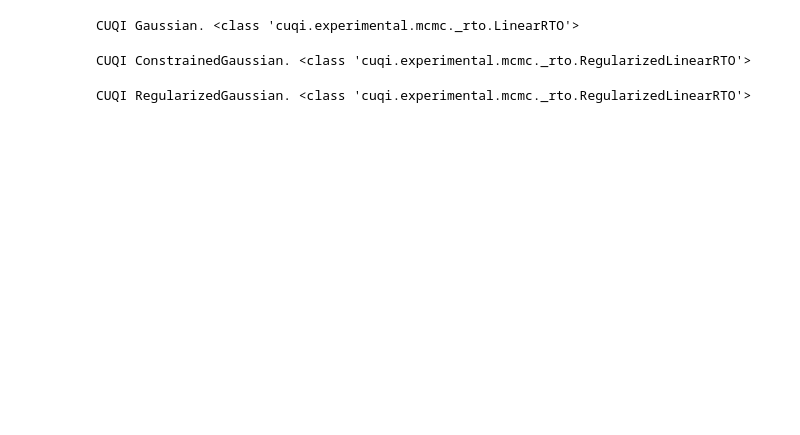
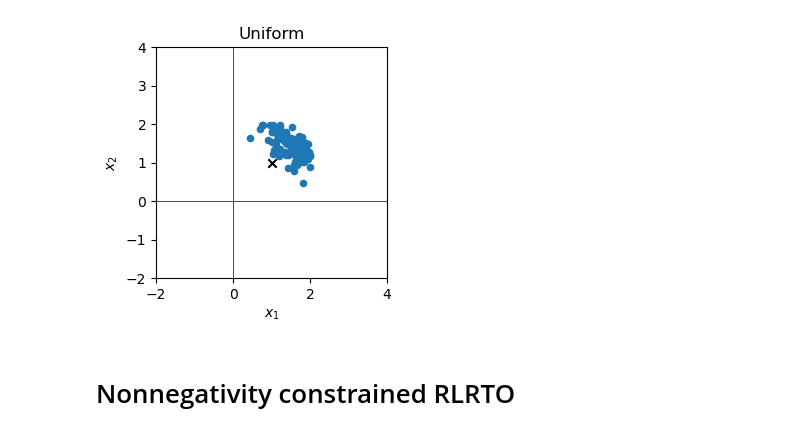
Before and after one commit to CUQI-DTU/Paper-Implicit, a Jupyter notebook: simplest_linear/simplest_linear.ipynb, the cells around one changed output. Saved outputs shown, nothing was run; the diff lists cells and outputs as text; code cells hidden in the pictures; blank space fills up the shorter version.

```diff
--- a/simplest_linear/simplest_linear.ipynb
+++ b/simplest_linear/simplest_linear.ipynb
@@ -35,0 +61,14 @@ experiments = [
+# %%
+num_samples = 10000
+num_burnin = 100
+thining = 100
+
+x = Uniform(zeros(2), 2*ones(2))
+y = Gaussian(A@x, 0.1)
+
+posterior = JointDistribution(x,y)(y = y_data)
+
+np.random.seed(88)
+sampler = MH(posterior, scale = 0.5)
+sampler.sample(num_samples + num_burnin)
+samples = sampler.get_samples().burnthin(num_burnin, thining).samples
@@ -36,23 +82,34 @@ experiments = [
+# %%
+plt.figure(figsize = (3,3))
+plt.gca().axhline(y=0, color='k', lw = 0.5, zorder = 1)
+plt.gca().axvline(x=0, color='k', lw = 0.5, zorder = 1)
+
+plt.scatter(samples[0], samples[1], s = 20, zorder = 2)
+plt.scatter(x_true[0], x_true[1], color = 'k', marker='x', zorder = 3)
+plt.title("Uniform")
+plt.xlim((min_val, max_val))
+plt.ylim((min_val, max_val))
+plt.xlabel("$x_1$")
+plt.ylabel("$x_2$")
+plt.gca().set_aspect("equal")
+
+plt.savefig("figures/simplest_linear/uniform.pdf", bbox_inches = "tight")
+# %% [output]
+[figure, added]
+# %% [markdown]
+# Nonnegativity constrained RLRTO
 # %%
 num_samples = 200
-samples = np.zeros((len(experiments), 2, num_samples))
+num_burnin = 10
+thining = 2
 
-for i, (x, sampler_class, _) in enumerate(experiments):
-    print(x, sampler_class)
+x = ConstrainedGaussian(np.zeros(2), 10, constraint="nonnegativity")
+y = Gaussian(A@x, 0.1)
 
-    y = Gaussian(A@x, 0.1)
-    joint = JointDistribution(x,y)
-    posterior = joint(y = y_data)
-    if i == 2:
-        sampler = sampler_class(posterior, maxit = 500, penalty_parameter = 1000)
-    else:
-        sampler = sampler_class(posterior, maxit = 500)
+posterior = JointDistribution(x,y)(y = y_data)
 
-    np.random.seed(88)
-    sampler.sample(num_samples)
-    samples[i, :, :] = sampler.get_samples().samples
+np.random.seed(88)
+sampler = RegularizedLinearRTO(posterior, maxit = 500)
+sampler.sample(num_samples + num_burnin)
+samples = sampler.get_samples().burnthin(num_burnin, thining).samples
-# %% [output]
-CUQI Gaussian. <class 'cuqi.experimental.mcmc._rto.LinearRTO'>
-CUQI ConstrainedGaussian. <class 'cuqi.experimental.mcmc._rto.RegularizedLinearRTO'>
-CUQI RegularizedGaussian. <class 'cuqi.experimental.mcmc._rto.RegularizedLinearRTO'>
 # %%
```
Also changed, not shown: parts of 23 cells of this notebook, 1 other file.
